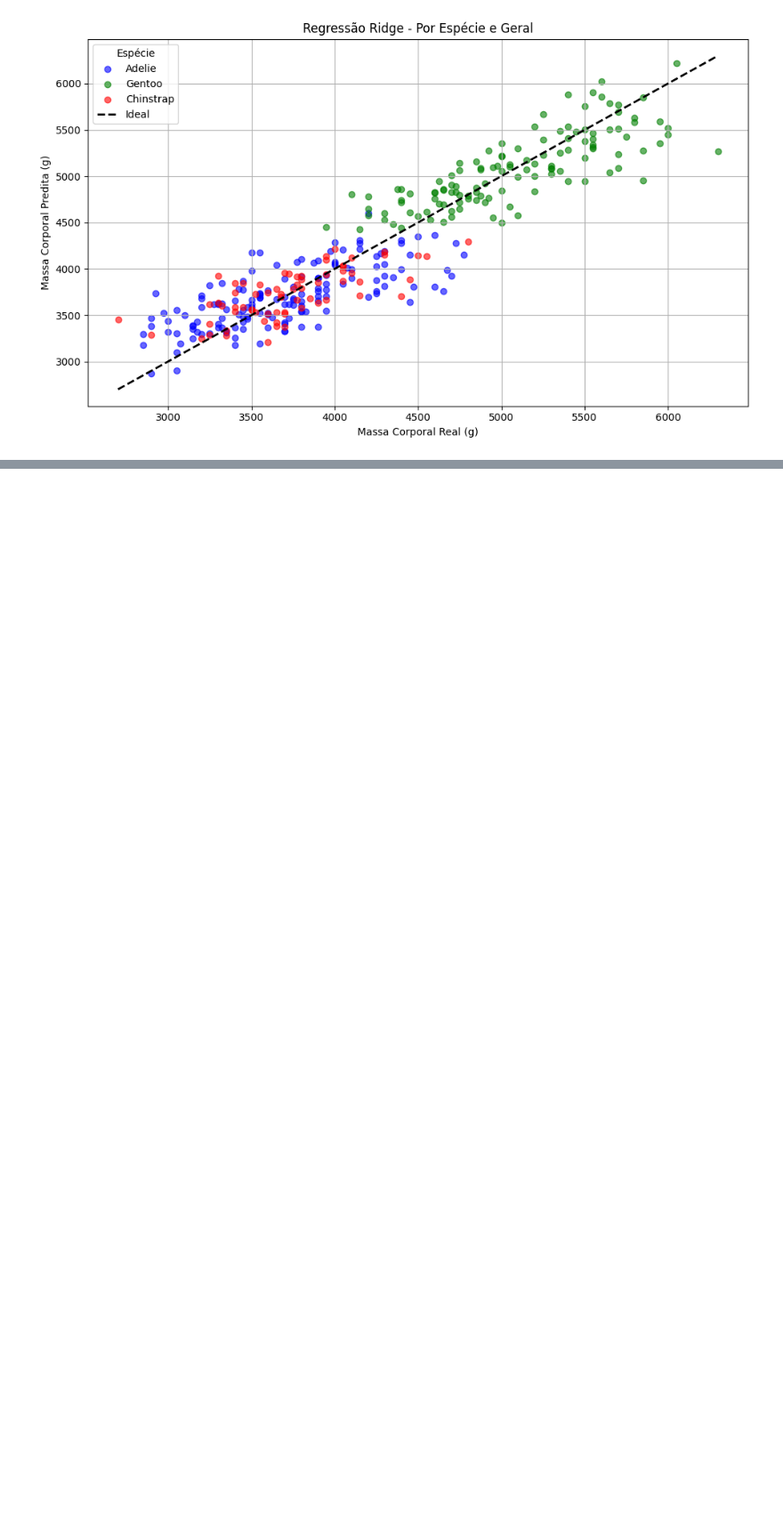
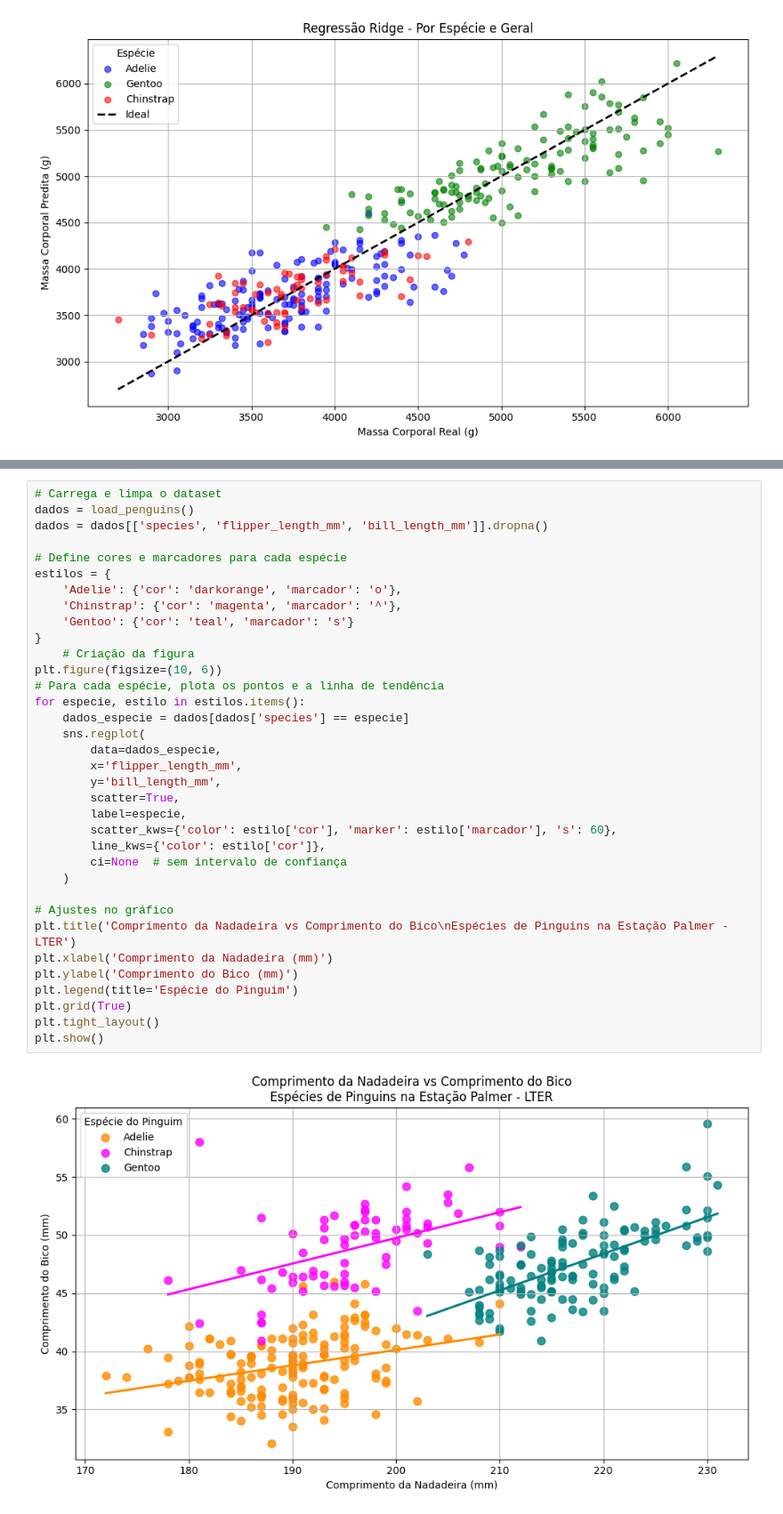
Before and after one commit to EstevezCodando/ml_infnet, a Jupyter notebook: TP1/Tp1.ipynb, the cells around one changed output, grey strips where cells are left out. Shown at 89% size. Drawn from its saved outputs; the diff is of its cells as text; blank space fills up the shorter version.

Commit message:
Ajuste Tp1

```diff
--- a/TP1/Tp1.ipynb
+++ b/TP1/Tp1.ipynb
@@ -402,0 +534,37 @@ plt.show()
+# %%
+# Carrega e limpa o dataset
+dados = load_penguins()
+dados = dados[['species', 'flipper_length_mm', 'bill_length_mm']].dropna()
+
+# Define cores e marcadores para cada espécie
+estilos = {
+    'Adelie': {'cor': 'darkorange', 'marcador': 'o'},
+    'Chinstrap': {'cor': 'magenta', 'marcador': '^'},
+    'Gentoo': {'cor': 'teal', 'marcador': 's'}
+}
+    # Criação da figura
+plt.figure(figsize=(10, 6))
+# Para cada espécie, plota os pontos e a linha de tendência
+for especie, estilo in estilos.items():
+    dados_especie = dados[dados['species'] == especie]
+    sns.regplot(
+        data=dados_especie,
+        x='flipper_length_mm',
+        y='bill_length_mm',
+        scatter=True,
+        label=especie,
+        scatter_kws={'color': estilo['cor'], 'marker': estilo['marcador'], 's': 60},
+        line_kws={'color': estilo['cor']},
+        ci=None  # sem intervalo de confiança
+    )
+
+# Ajustes no gráfico
+plt.title('Comprimento da Nadadeira vs Comprimento do Bico\nEspécies de Pinguins na Estação Palmer - LTER')
+plt.xlabel('Comprimento da Nadadeira (mm)')
+plt.ylabel('Comprimento do Bico (mm)')
+plt.legend(title='Espécie do Pinguim')
+plt.grid(True)
+plt.tight_layout()
+plt.show()
+# %% [output]
+[figure, added]
```
Also changed, not shown: parts of 3 cells of this notebook.
